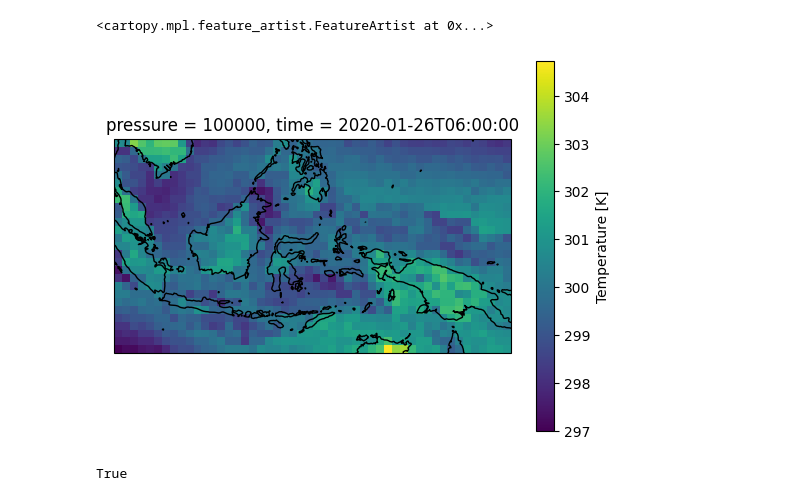
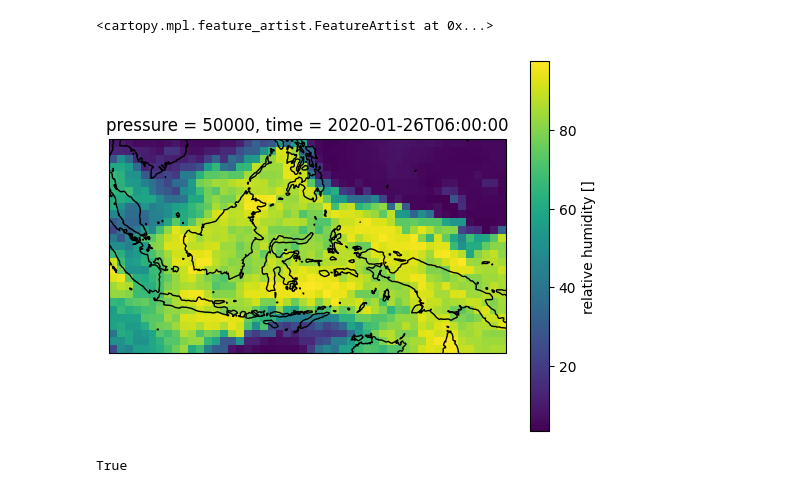
Before and after one commit to 21centuryweather/hk25-AusNode-LargeScaleP, a Jupyter notebook: work_folder/ICON/locate_healpix_MC_z6_ICON.ipynb, the cells around one changed output. Saved outputs shown, nothing was run; the diff lists cells and outputs as text; code cells hidden in the pictures.

```diff
--- a/work_folder/ICON/locate_healpix_MC_z6_ICON.ipynb
+++ b/work_folder/ICON/locate_healpix_MC_z6_ICON.ipynb
@@ -24,7 +24,7 @@ def get_nn_lon_lat_index(nside, lons, lats):
 zarr_file = "/g/data/qx55/germany_node/d3hp003.zarr/PT6H_point_z6_atm.zarr"
 ds = xr.open_zarr(zarr_file)
 # %%
-var_um = ds['ta'].sel(pressure=slice(100*100,1000*100))
+var_um = ds['hur'].sel(pressure=500*100)#slice(100*100,1000*100))
 # %%
 # Find the HEALPix pixels that are closest to the ERA5 grid
 res = 1
@@ -33,7 +33,7 @@ lon = np.arange(100,149+res,res)
 lat = np.arange(-13, 13+res,res)
 
 # nside for um simulation, it should be equal to 2**zoom
-this_nside = hp.get_nside(var_um.isel(pressure=1))
+this_nside = hp.get_nside(var_um)#.isel(pressure=1))
 
 cells = get_nn_lon_lat_index(this_nside, lon, lat)
 
@@ -41,11 +41,11 @@ var_um_regrided = var_um.isel(cell = cells)#.rename({'lon': 'longitude', 'lat':
 # %%
 projection = ccrs.PlateCarree(central_longitude = 0.0)
 fig, ax = plt.subplots(subplot_kw = {"projection": projection})
-var_um_regrided.isel(time = 100).isel(pressure=-1).plot(cmap = 'viridis', transform = ccrs.PlateCarree()) #
+var_um_regrided.isel(time = 100).plot(cmap = 'viridis', transform = ccrs.PlateCarree()) #.isel(pressure=-1)
 ax.coastlines()
 # %% [output]
 <cartopy.mpl.feature_artist.FeatureArtist at 0x...>
-[figure, old version]
+[figure, new version]
 # %%
 
 # Create full date range from 2020-03-01 to 2021-02-28
```
Also changed, not shown: parts of 1 cell of this notebook, 12 other files.
